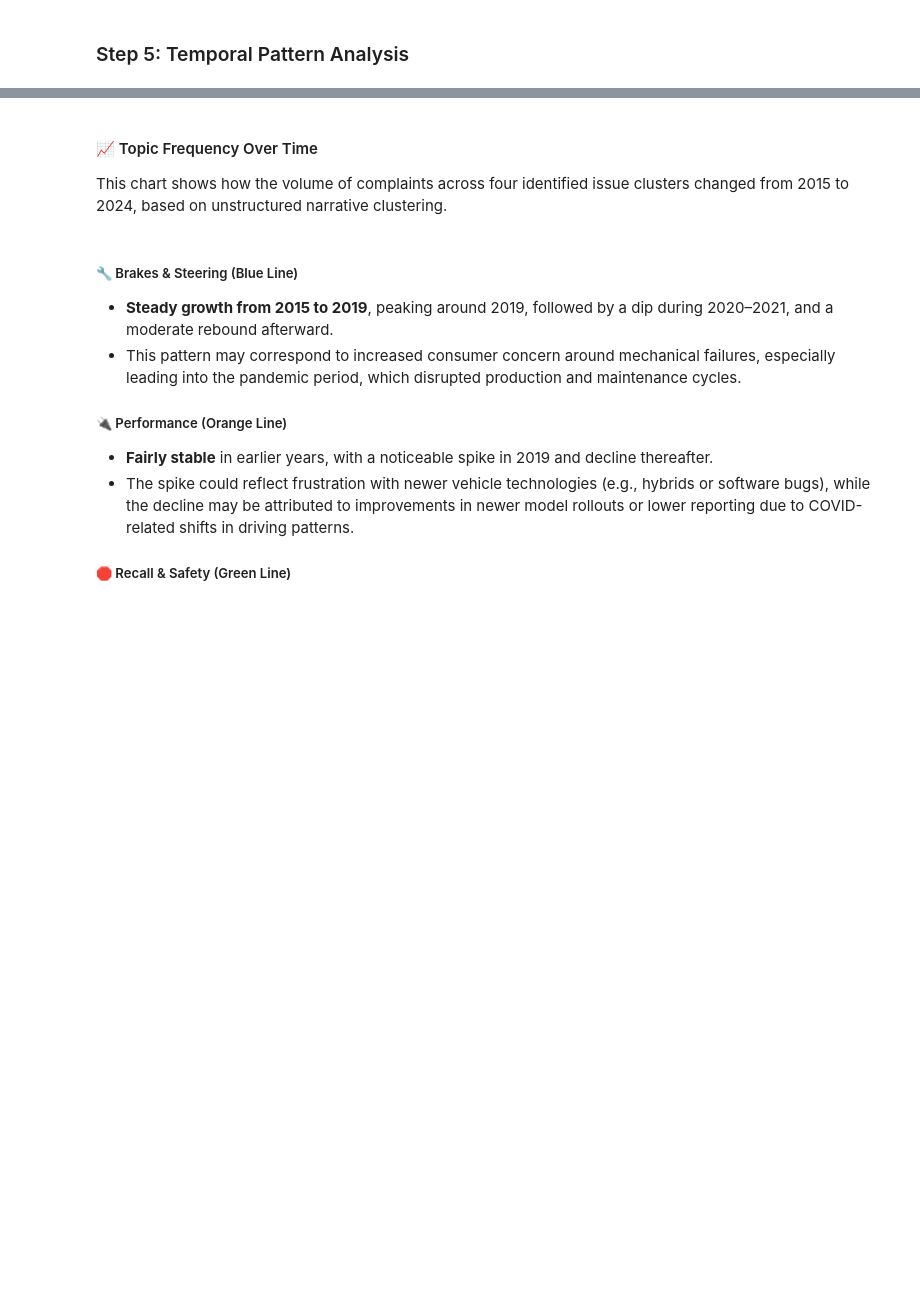
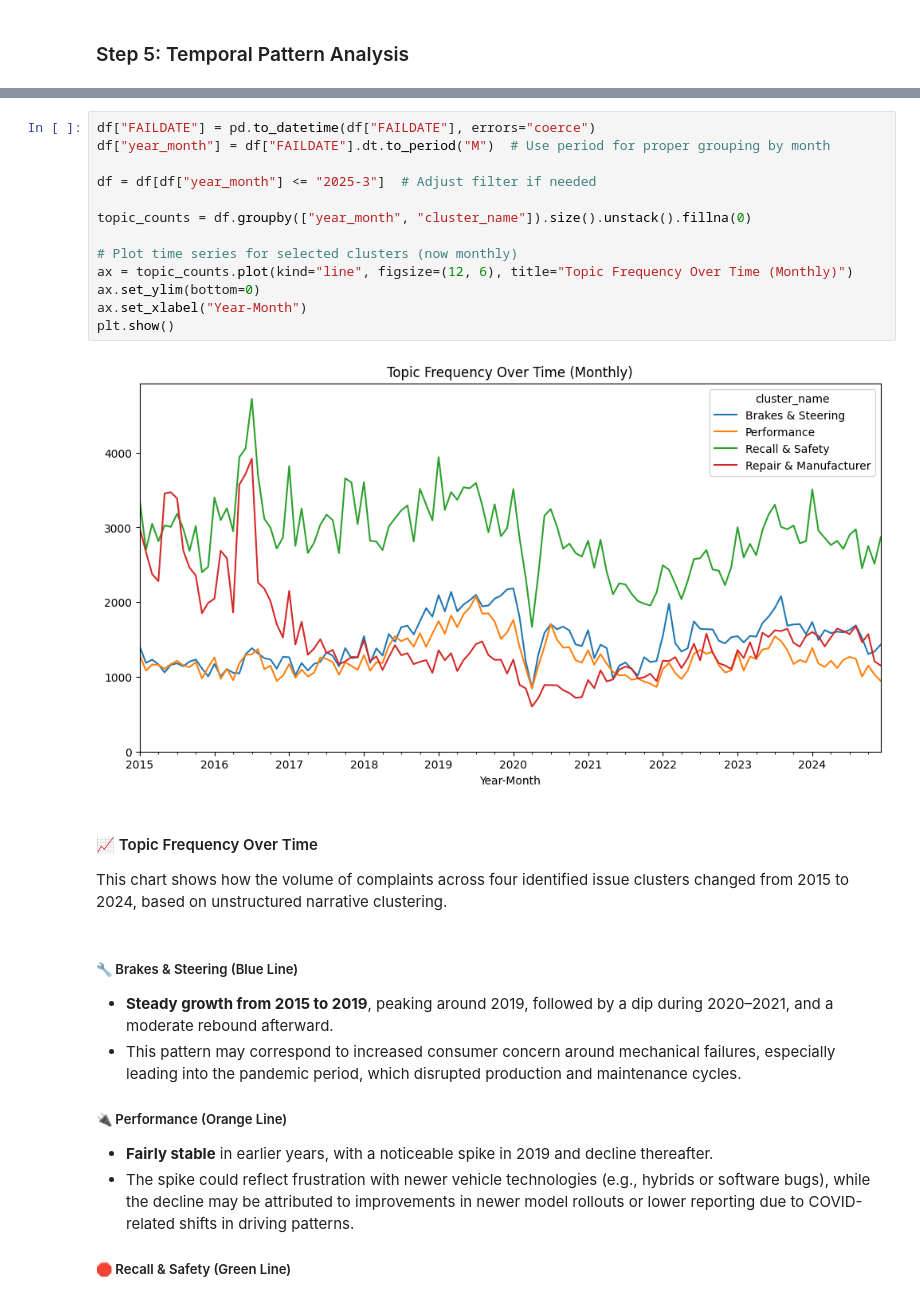
Before and after one commit to VrynWizard/NHTSA_Complaint_Text_Mining, a Jupyter notebook: Vehicle_Complaints_NLP_Analysis.ipynb, the cells around one changed output, grey strips where cells are left out. Saved outputs shown, nothing was run; the diff lists cells and outputs as text; blank space fills up the shorter version.

```diff
--- a/Vehicle_Complaints_NLP_Analysis.ipynb
+++ b/Vehicle_Complaints_NLP_Analysis.ipynb
@@ -260,3 +333,18 @@ topic_counts.plot(kind="line", figsize=(12, 6), title="Topic Frequency Over Time
+# %%
+df["FAILDATE"] = pd.to_datetime(df["FAILDATE"], errors="coerce")
+df["year_month"] = df["FAILDATE"].dt.to_period("M")  # Use period for proper grouping by month
+
+df = df[df["year_month"] <= "2025-3"]  # Adjust filter if needed
+
+topic_counts = df.groupby(["year_month", "cluster_name"]).size().unstack().fillna(0)
+
+# Plot time series for selected clusters (now monthly)
+ax = topic_counts.plot(kind="line", figsize=(12, 6), title="Topic Frequency Over Time (Monthly)")
+ax.set_ylim(bottom=0)
+ax.set_xlabel("Year-Month")
+plt.show()
+# %% [output]
+[figure, added]
 # %% [markdown]
 #### 📈 Topic Frequency Over Time
 This chart shows how the volume of complaints across four identified issue clusters changed from 2015 to 2024, based on unstructured narrative clustering.
```
Also changed, not shown: parts of 12 cells of this notebook, 1 other file.
